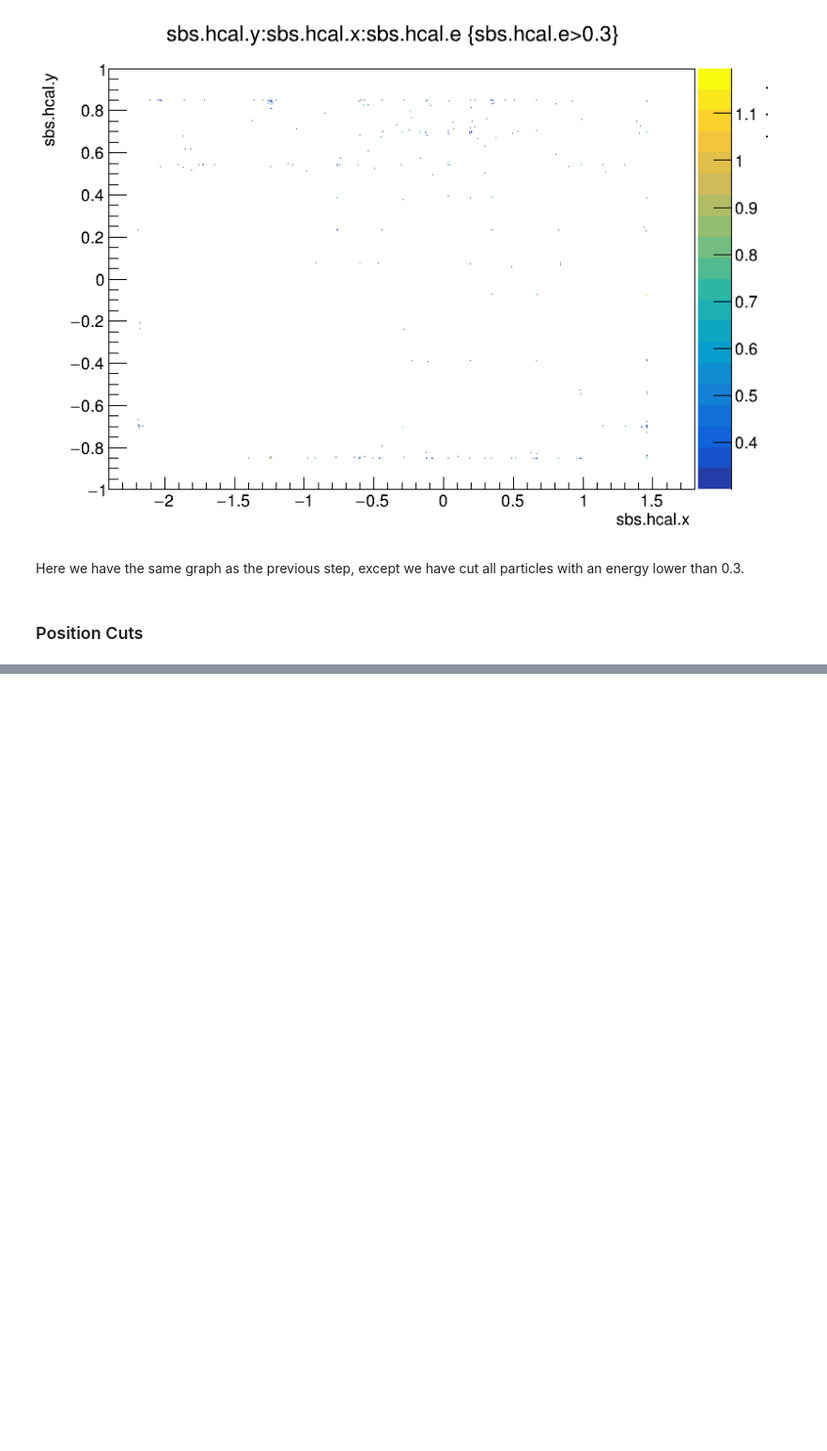
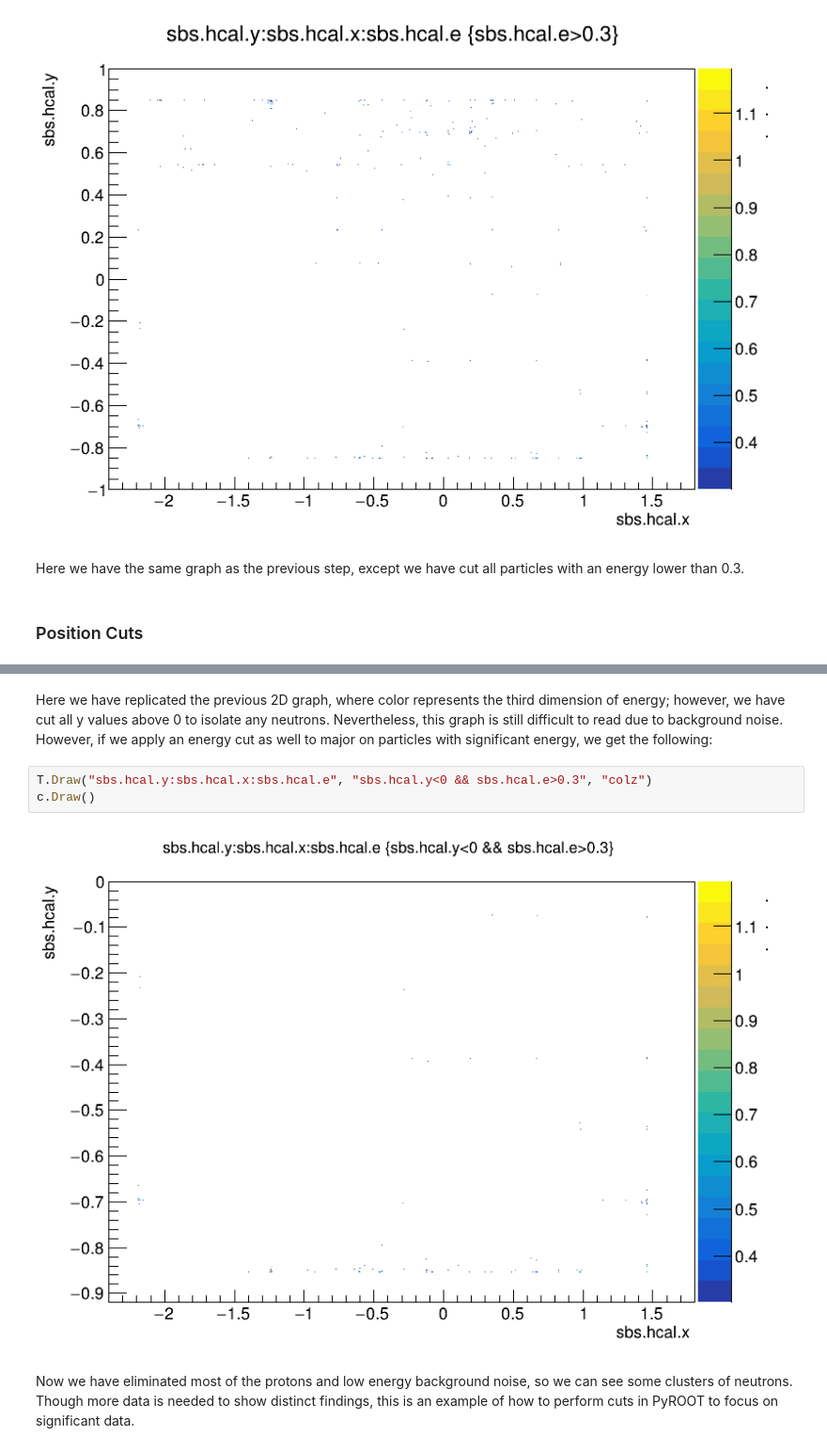
Before and after one commit to JeffersonLab/JupyterAnalysis, a Jupyter notebook: pyroot.ipynb, the cells around one changed output, grey strips where cells are left out. Shown: that part at 94% size. Drawn from its saved outputs; the diff is of its cells as text; blank space fills up the shorter version.

```diff
--- a/pyroot.ipynb
+++ b/pyroot.ipynb
@@ -106,0 +116,9 @@ Here we have the same graph as the previous step, except we have cut all particl
+# %% [markdown]
+Here we have replicated the previous 2D graph, where color represents the third dimension of energy; however, we have cut all y values above 0 to isolate any neutrons. Nevertheless, this graph is still difficult to read due to background noise. However, if we apply an energy cut as well to major on particles with significant energy, we get the following:
+# %%
+T.Draw("sbs.hcal.y:sbs.hcal.x:sbs.hcal.e", "sbs.hcal.y<0 && sbs.hcal.e>0.3", "colz")
+c.Draw()
+# %% [output]
+[figure, added]
+# %% [markdown]
+Now we have eliminated most of the protons and low energy background noise, so we can see some clusters of neutrons. Though more data is needed to show distinct findings, this is an example of how to perform cuts in PyROOT to focus on significant data.
```
Also changed, not shown: parts of 3 cells of this notebook.
